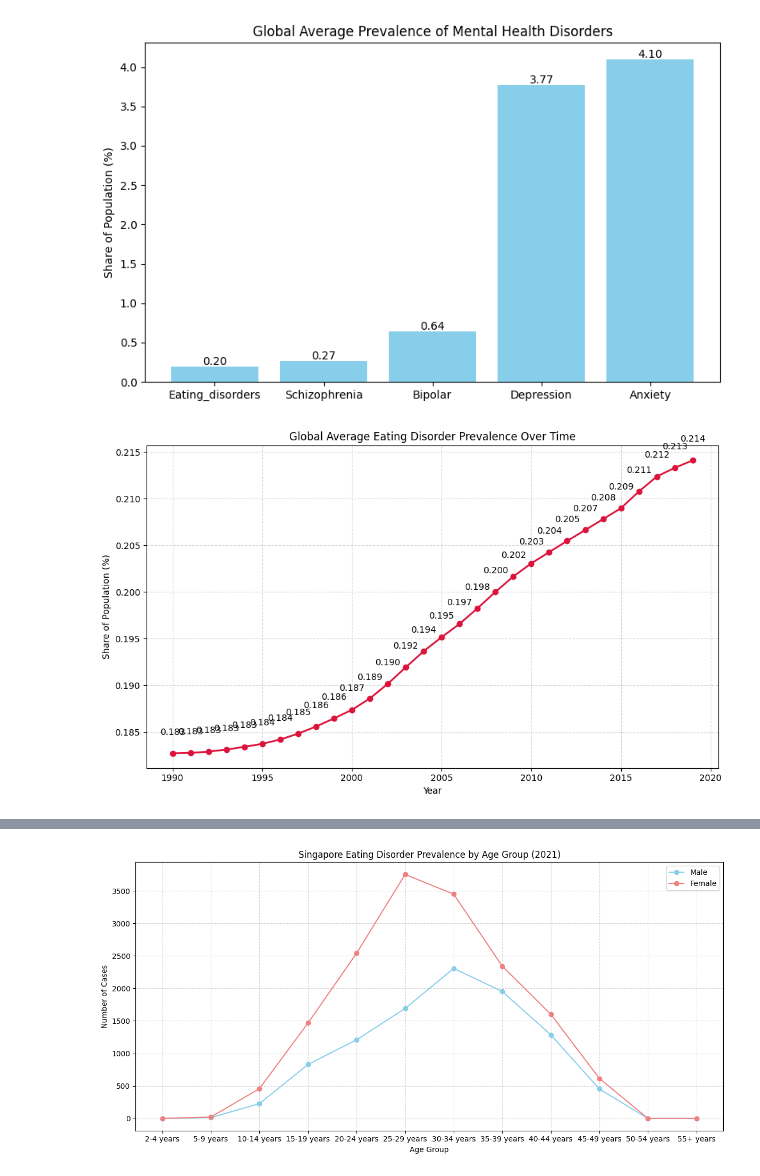
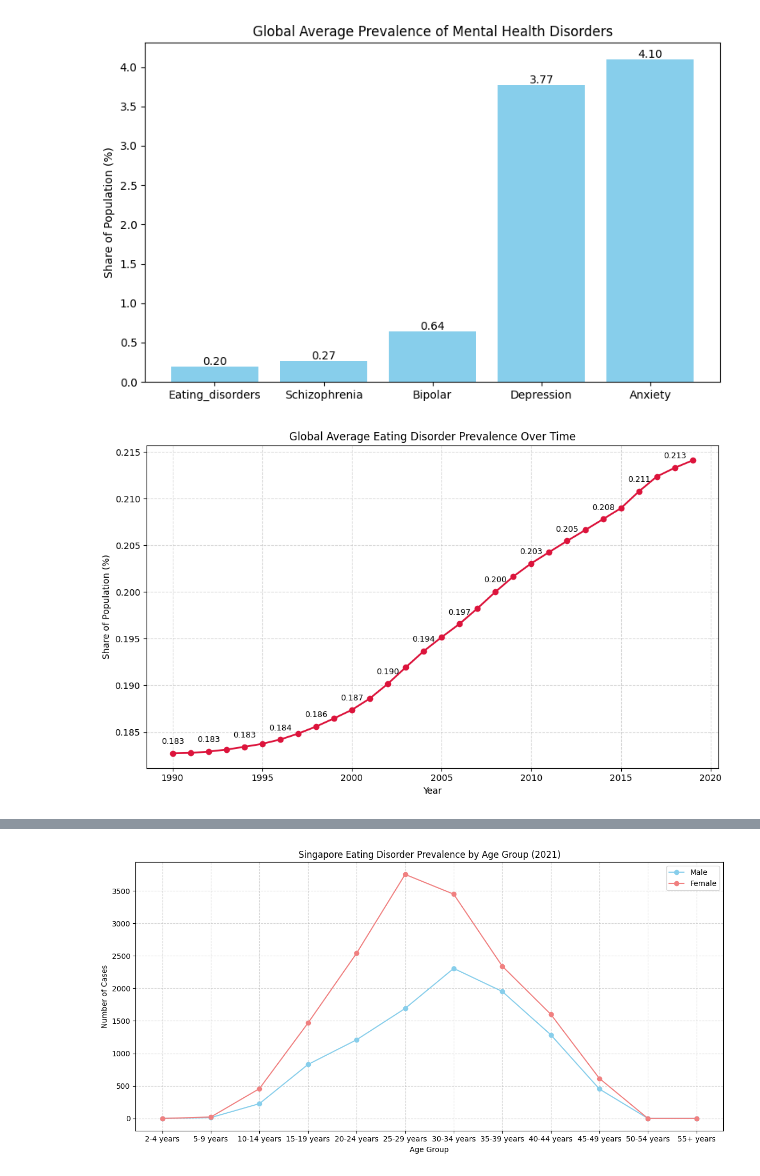
Before and after one commit to eishunleimon/DSA4262, a Jupyter notebook: Assignment1.ipynb, the cells around one changed output, grey strips where cells are left out. Cells and saved outputs as stored; diff of their text form; code cells hidden in the pictures.

Commit message:
visualisation 2

```diff
--- a/Assignment1.ipynb
+++ b/Assignment1.ipynb
@@ -65,20 +65,21 @@ plt.show()
 # %%
 df_yearly = df.groupby("Year")["Eating_disorders"].mean().reset_index()
 plt.figure(figsize=(10,6))
 plt.plot(df_yearly["Year"], df_yearly["Eating_disorders"], marker='o', color='crimson', linewidth=2)
 
 # Add data labels
 for i, val in enumerate(df_yearly["Eating_disorders"]):
-    plt.text(df_yearly["Year"].iloc[i], val + 0.002, f"{val:.3f}", ha='center')
+    if i % 2 == 0:
+        plt.text(df_yearly["Year"].iloc[i], val + 0.001, f"{val:.3f}", ha='center', fontsize=9)
 
 plt.title("Global Average Eating Disorder Prevalence Over Time")
 plt.xlabel("Year")
 plt.ylabel("Share of Population (%)")
 plt.grid(True, linestyle='--', alpha=0.5)
 plt.tight_layout()
 plt.show()
 # %% [output]
-[figure, old version]
+[figure, new version]
 # %%
 df_sg = pd.read_csv("data/IHME-GBD_2021_DATA-c8d919f7-1.csv")
 df_sg.head()
```
